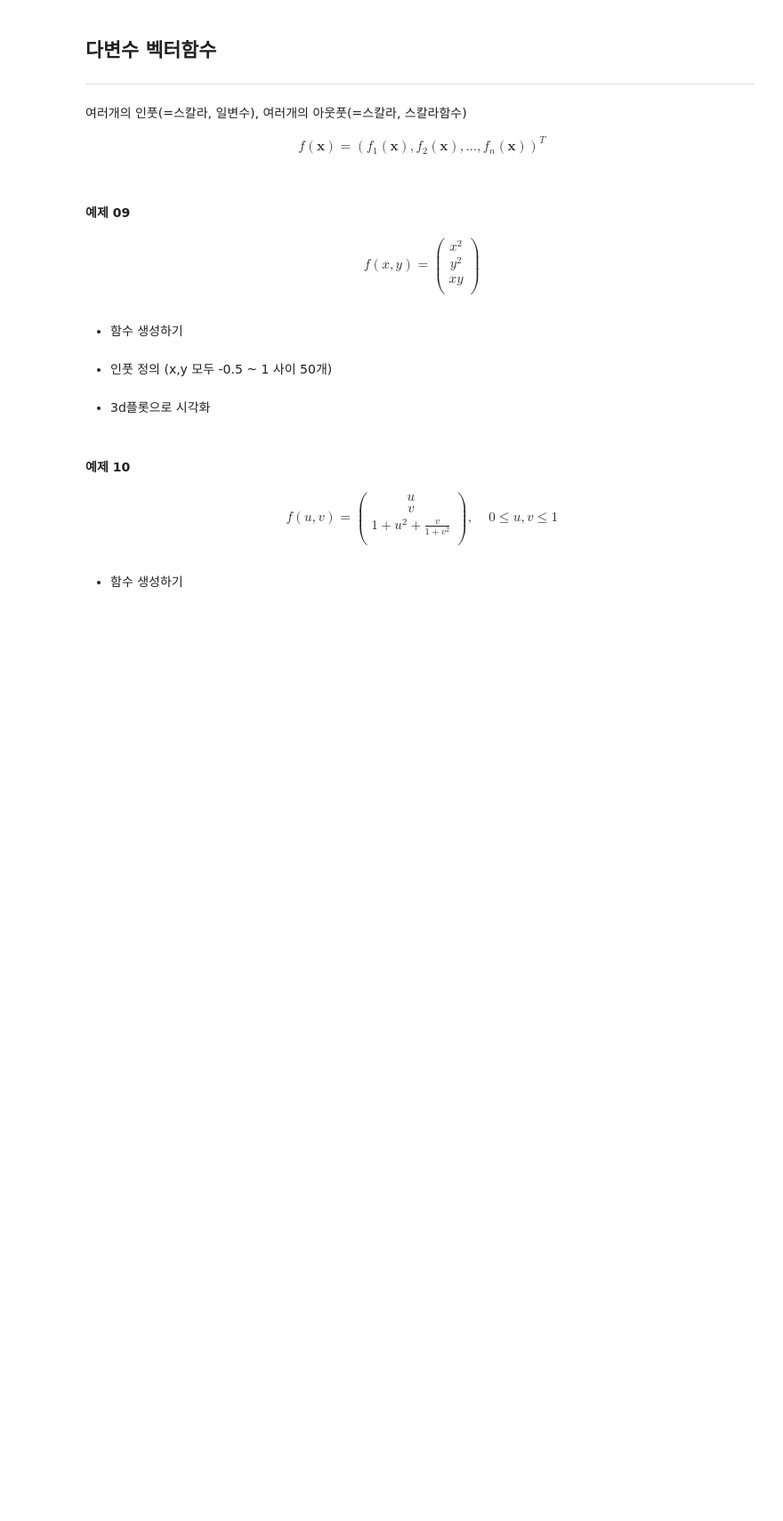
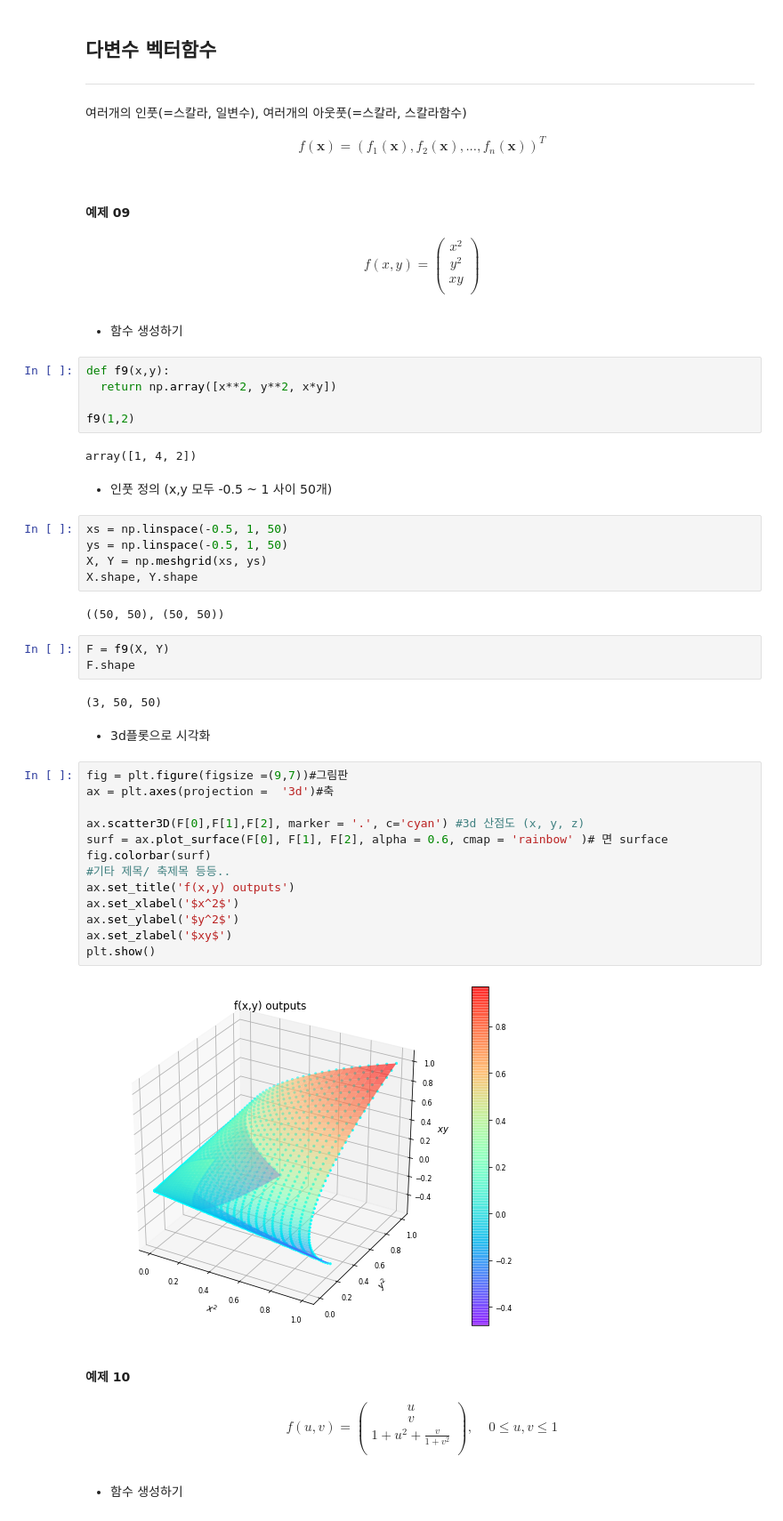
Before and after one commit to Felife11/SkillTreePython-DataAnalysis, a Jupyter notebook: 05.머신러닝기반데이터분석/ch05_02_기초수학_다변수함수와벡터함수.ipynb, the cells around one changed output. Shown at 89% size. Drawn from its saved outputs; the diff is of its cells as text; blank space fills up the shorter version.

```diff
--- a/05.머신러닝기반데이터분석/ch05_02_기초수학_다변수함수와벡터함수.ipynb
+++ b/05.머신러닝기반데이터분석/ch05_02_기초수학_다변수함수와벡터함수.ipynb
@@ -518,10 +518,44 @@ xy\\ \end{pmatrix}
 \end{align}
 # %% [markdown]
 * 함수 생성하기
+# %%
+def f9(x,y):
+  return np.array([x**2, y**2, x*y])
+
+f9(1,2)
+# %% [output]
+array([1, 4, 2])
 # %% [markdown]
 * 인풋 정의 (x,y 모두 -0.5 ~ 1 사이 50개)
+# %%
+xs = np.linspace(-0.5, 1, 50)
+ys = np.linspace(-0.5, 1, 50)
+X, Y = np.meshgrid(xs, ys)
+X.shape, Y.shape
+# %% [output]
+((50, 50), (50, 50))
+# %%
+F = f9(X, Y)
+F.shape
+# %% [output]
+(3, 50, 50)
 # %% [markdown]
 * 3d플롯으로 시각화
+# %%
+fig = plt.figure(figsize =(9,7))#그림판
+ax = plt.axes(projection =  '3d')#축
+
+ax.scatter3D(F[0],F[1],F[2], marker = '.', c='cyan') #3d 산점도 (x, y, z)
+surf = ax.plot_surface(F[0], F[1], F[2], alpha = 0.6, cmap = 'rainbow' )# 면 surface
+fig.colorbar(surf)
+#기타 제목/ 축제목 등등..
+ax.set_title('f(x,y) outputs')
+ax.set_xlabel('$x^2$')
+ax.set_ylabel('$y^2$')
+ax.set_zlabel('$xy$')
+plt.show()
+# %% [output]
+[figure, added]
 # %% [markdown]
 #### **예제 10**
 
```
Also changed, not shown: parts of 4 cells of this notebook.
